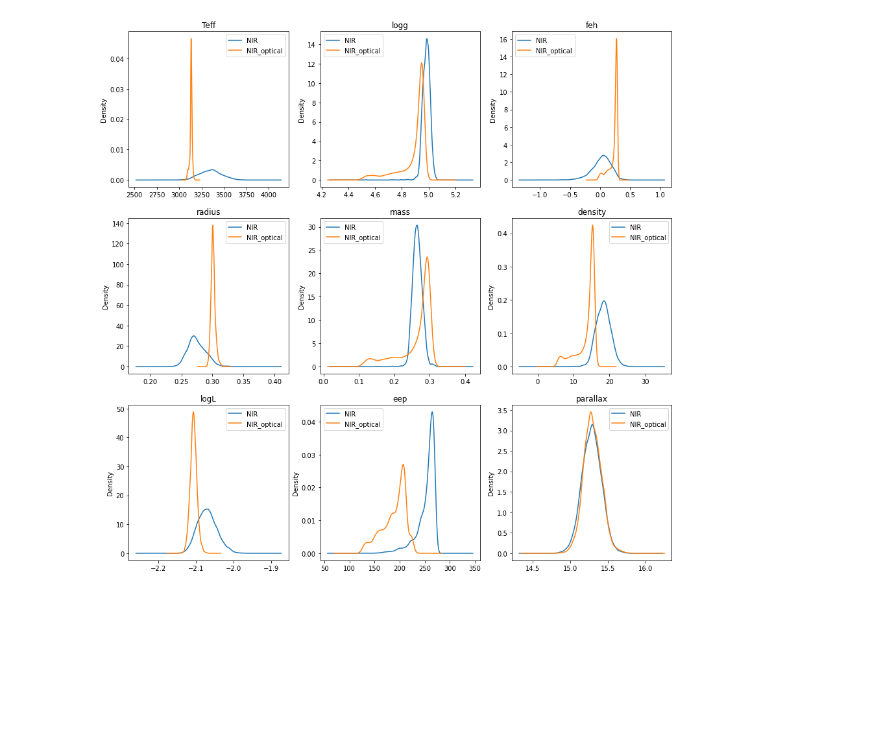
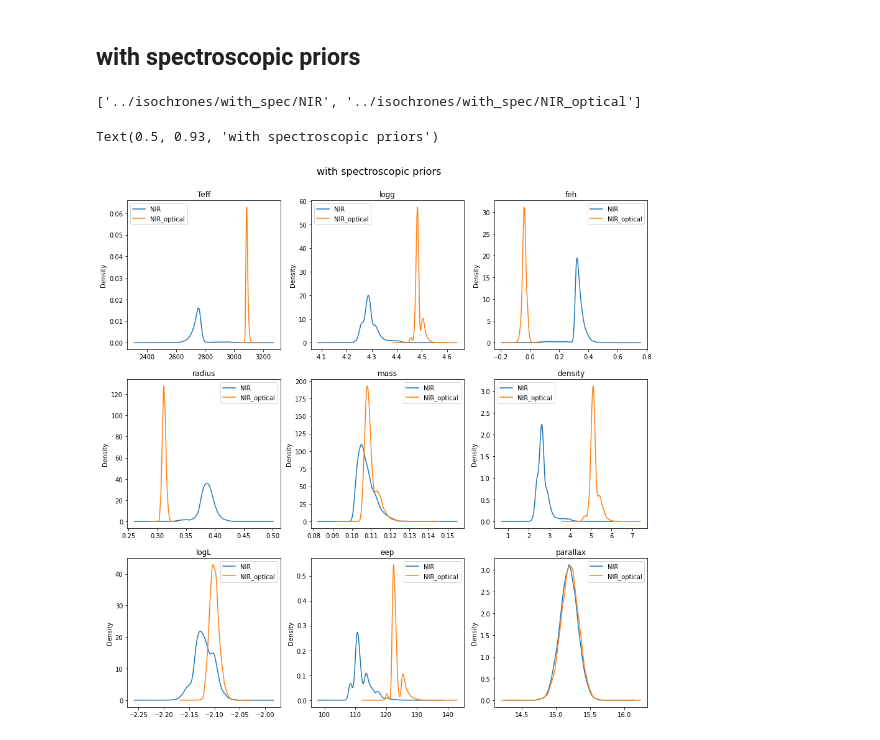
Before and after one commit to jpdeleon/toi1696, a Jupyter notebook: notebooks/compare_isochrones_runs.ipynb, the cells around one changed output. Saved outputs shown, nothing was run; the diff lists cells and outputs as text; code cells hidden in the pictures; blank space fills up the shorter version.

```diff
--- a/notebooks/compare_isochrones_runs.ipynb
+++ b/notebooks/compare_isochrones_runs.ipynb
@@ -23,3 +19,23 @@ for dir in dir_list:
     df = pd.read_hdf(dir+'/mist_starmodel_single.h5', key='derived_samples')
     name = dir.split('/')[-1]
     dfs[name] = df
+# %%
+import matplotlib.pyplot as pl
+
+params = 'Teff logg feh radius mass density logL eep parallax'.split()
+
+fig, axs = pl.subplots(3, 3, figsize=(15,15))
+ax = axs.flatten()
+
+medians = {}
+uncs = {}
+for n,param in enumerate(params):
+    medians[param] = {}
+    uncs[param] = {}
+    for key in dfs.keys():
+        medians[param][key] = dfs[key][param].median()
+        uncs[param][key] = dfs[key][param].std()
+        _ = dfs[key][param].plot.kde(ax=ax[n], label=key)
+        ax[n].set_title(param)
+        ax[n].legend()
+fig.suptitle('without spectroscopic priors', y=0.93, fontsize=16)
@@ -25,0 +45,4 @@ for dir in dir_list:
+# %%
+for param in medians:
+    diff =  abs(medians[param]['NIR']-medians[param]['NIR_optical'])
+    print(f"{param}: {diff/uncs[param]['NIR']:.2f}, {diff/uncs[param]['NIR_optical']:.2f}")
@@ -26,16 +61,35 @@ for dir in dir_list:
+# %% [markdown]
+## with spectroscopic priors
+# %%
+from glob import glob
+
+dir_list2 = glob('../isochrones/with_spec/*')
+dir_list2
+# %% [output]
+['../isochrones/with_spec/NIR', '../isochrones/with_spec/NIR_optical']
+# %%
+import pandas as pd
+
+dfs2 = {}
+for dir in dir_list2:
+    df = pd.read_hdf(dir+'/mist_starmodel_single.h5', key='derived_samples')
+    name = dir.split('/')[-1]
+    dfs2[name] = df
 # %%
 import matplotlib.pyplot as pl
 
 params = 'Teff logg feh radius mass density logL eep parallax'.split()
 
-fig, axs = pl.subplots(3, 3, figsize=(15,15))
+fig2, axs = pl.subplots(3, 3, figsize=(15,15))
 ax = axs.flatten()
 
 for n,param in enumerate(params):
-    for key in dfs.keys():
-        _ = dfs[key][param].plot.kde(ax=ax[n], label=key)
+    for key in dfs2.keys():
+        _ = dfs2[key][param].plot.kde(ax=ax[n], label=key)
         ax[n].set_title(param)
         ax[n].legend()
+fig2.suptitle('with spectroscopic priors', y=0.93, fontsize=16)
 # %% [output]
+Text(0.5, 0.93, 'with spectroscopic priors')
-[figure, old version]
+[figure, new version]
 # %%
```
Also changed, not shown: parts of 16 cells of this notebook, 49 other files.
